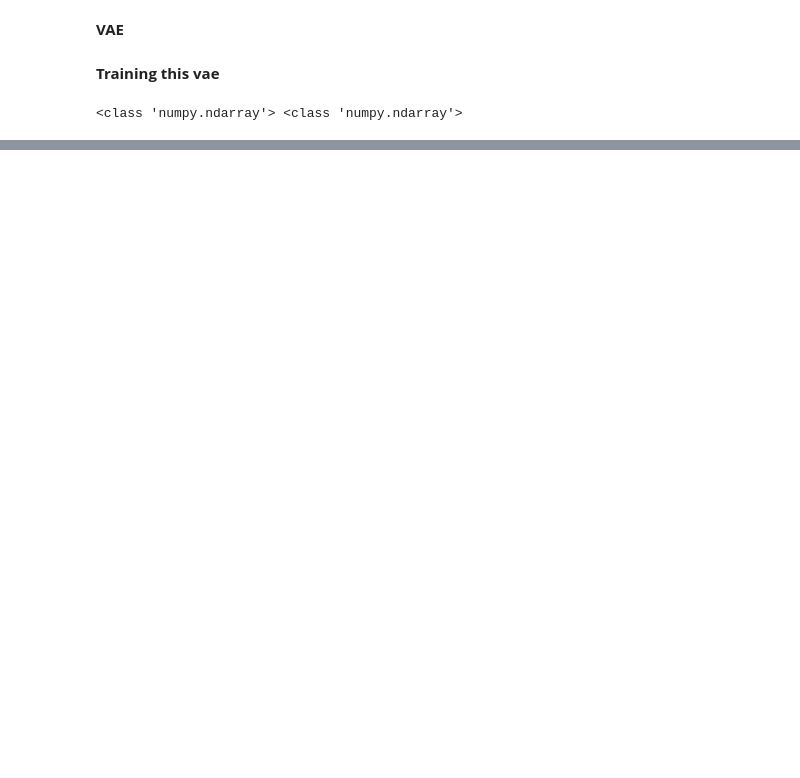
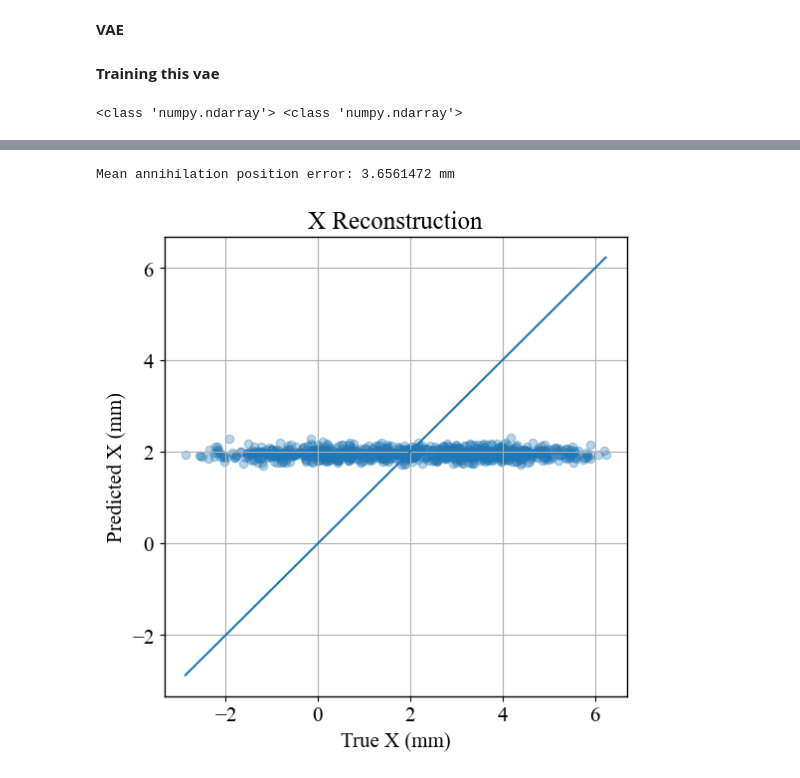
Before and after one commit to ruthhodgson/qe_pet_vae, a Jupyter notebook: vae.ipynb, the cells around one changed output, grey strips where cells are left out. Saved outputs shown, nothing was run; the diff lists cells and outputs as text; code cells hidden in the pictures; blank space fills up the shorter version.

Commit message:
plotted the prediction

```diff
--- a/vae.ipynb
+++ b/vae.ipynb
@@ -344,0 +381,5 @@ Epoch 50/50
+# %%
+prediction = vae.predict(input_test)
+
+print(prediction.shape)
+print(prediction[:5])
@@ -344,0 +414,41 @@ Epoch 50/50
+# %%
+position_error = prediction[:,:3] - out_test[:,:3]
+
+
+distance_error = np.sqrt(
+    position_error[:,0]**2 +
+    position_error[:,1]**2 +
+    position_error[:,2]**2
+)
+
+
+print(
+    "Mean annihilation position error:",
+    np.mean(distance_error),
+    "mm"
+)
+# %% [output]
+Mean annihilation position error: 3.6561472 mm
+# %%
+# X
+plt.figure(figsize=(6,6))
+
+plt.scatter(
+    out_test[:,0],
+    prediction[:,0],
+    alpha=0.3
+)
+
+plt.xlabel("True X (mm)")
+plt.ylabel("Predicted X (mm)")
+plt.title("X Reconstruction")
+
+plt.plot(
+    [out_test[:,0].min(), out_test[:,0].max()],
+    [out_test[:,0].min(), out_test[:,0].max()]
+)
+
+plt.grid()
+plt.show()
+# %% [output]
+[figure, added]
```
Also changed, not shown: parts of 13 cells of this notebook.
